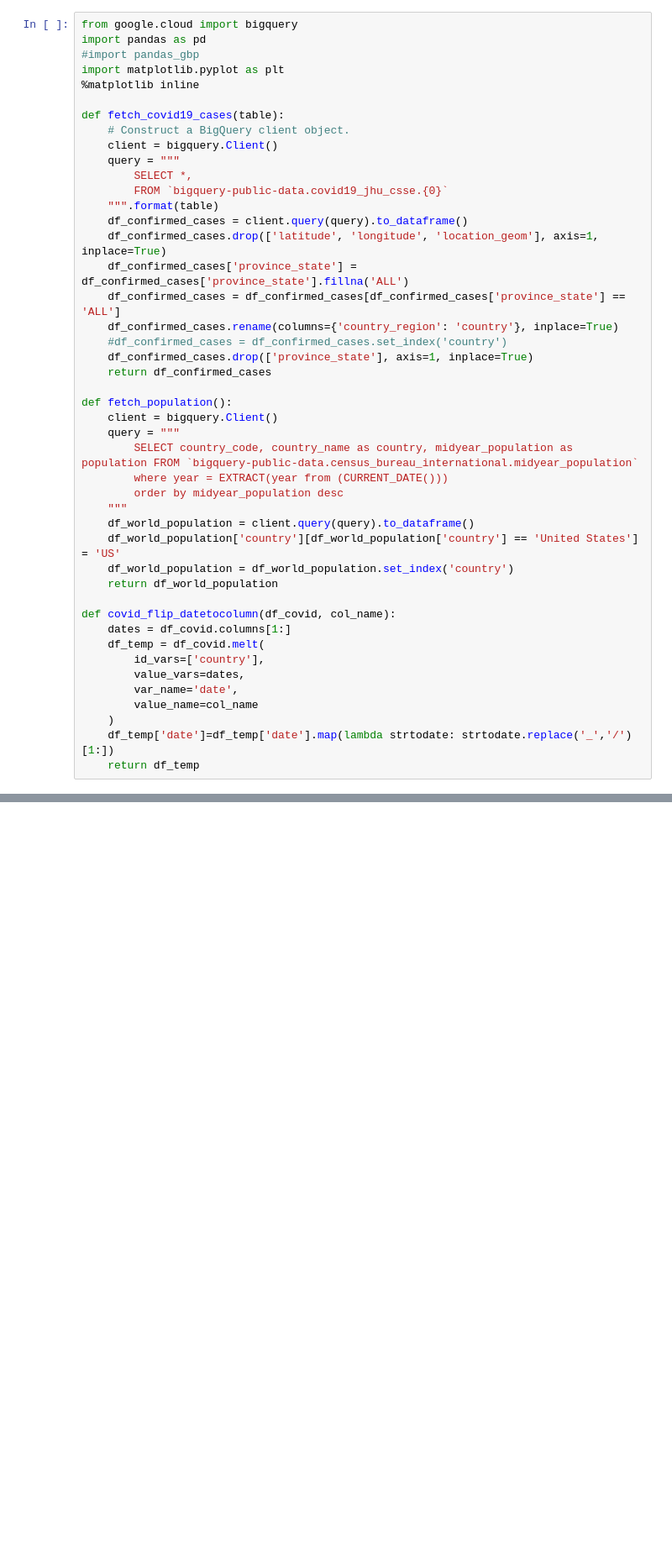
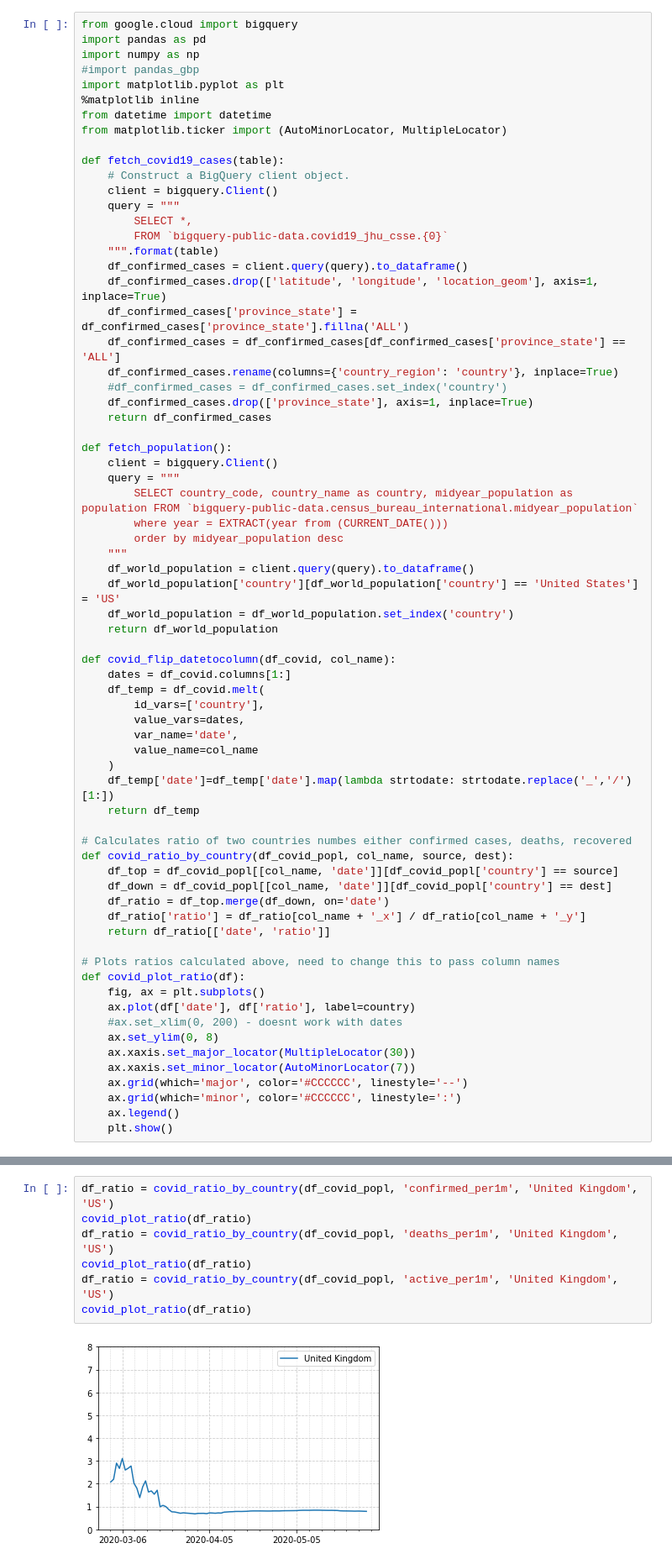
Before and after one commit to mahpatil/python-notebooks, a Jupyter notebook: covid19-bigquery/bigquery-countries-detailed.ipynb, the cells around one changed output, grey strips where cells are left out. Shown at 84% size. Cells and saved outputs as stored; diff of their text form; blank space fills up the shorter version.

```diff
--- a/covid19-bigquery/bigquery-countries-detailed.ipynb
+++ b/covid19-bigquery/bigquery-countries-detailed.ipynb
@@ -1,9 +1,12 @@
 # %%
 from google.cloud import bigquery
 import pandas as pd
+import numpy as np
 #import pandas_gbp
 import matplotlib.pyplot as plt
 %matplotlib inline
+from datetime import datetime
+from matplotlib.ticker import (AutoMinorLocator, MultipleLocator)
 
 def fetch_covid19_cases(table):
     # Construct a BigQuery client object.
@@ -43,4 +46,25 @@ def covid_flip_datetocolumn(df_covid, col_name):
     )
     df_temp['date']=df_temp['date'].map(lambda strtodate: strtodate.replace('_','/')[1:])
     return df_temp
+
+# Calculates ratio of two countries numbes either confirmed cases, deaths, recovered
+def covid_ratio_by_country(df_covid_popl, col_name, source, dest):
+    df_top = df_covid_popl[[col_name, 'date']][df_covid_popl['country'] == source]
+    df_down = df_covid_popl[[col_name, 'date']][df_covid_popl['country'] == dest]
+    df_ratio = df_top.merge(df_down, on='date')
+    df_ratio['ratio'] = df_ratio[col_name + '_x'] / df_ratio[col_name + '_y']
+    return df_ratio[['date', 'ratio']]
+
+# Plots ratios calculated above, need to change this to pass column names
+def covid_plot_ratio(df):
+    fig, ax = plt.subplots()
+    ax.plot(df['date'], df['ratio'], label=country)
+    #ax.set_xlim(0, 200) - doesnt work with dates
+    ax.set_ylim(0, 8)
+    ax.xaxis.set_major_locator(MultipleLocator(30))
+    ax.xaxis.set_minor_locator(AutoMinorLocator(7))
+    ax.grid(which='major', color='#CCCCCC', linestyle='--')
+    ax.grid(which='minor', color='#CCCCCC', linestyle=':')
+    ax.legend()
+    plt.show()
 # %%
@@ -82,0 +122,9 @@ df_covid_popl[df_covid_popl['country']=='US']
+# %%
+df_ratio = covid_ratio_by_country(df_covid_popl, 'confirmed_per1m', 'United Kingdom', 'US')
+covid_plot_ratio(df_ratio)
+df_ratio = covid_ratio_by_country(df_covid_popl, 'deaths_per1m', 'United Kingdom', 'US')
+covid_plot_ratio(df_ratio)
+df_ratio = covid_ratio_by_country(df_covid_popl, 'active_per1m', 'United Kingdom', 'US')
+covid_plot_ratio(df_ratio)
+# %% [output]
+[figure, added]
```
Also changed, not shown: parts of 9 cells of this notebook.
